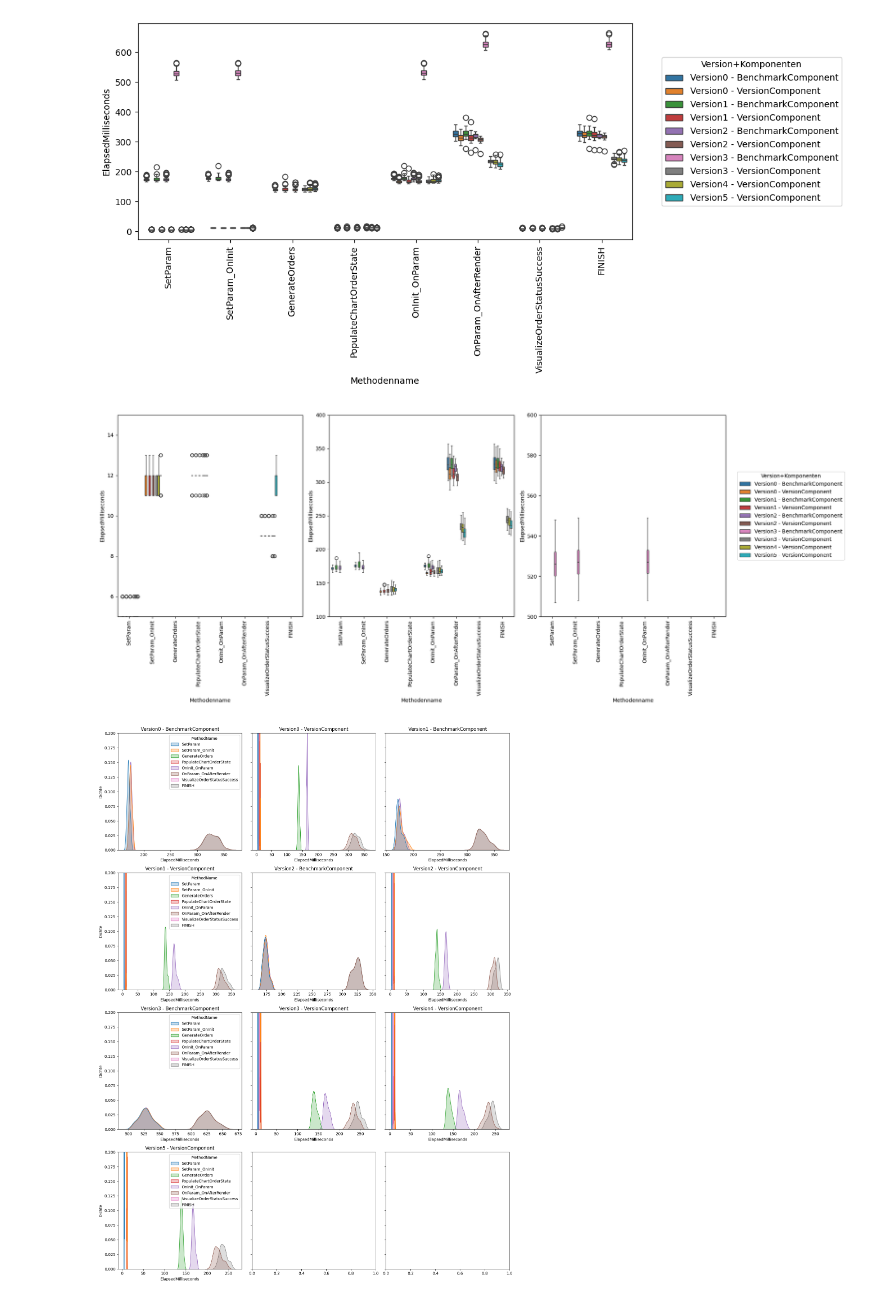
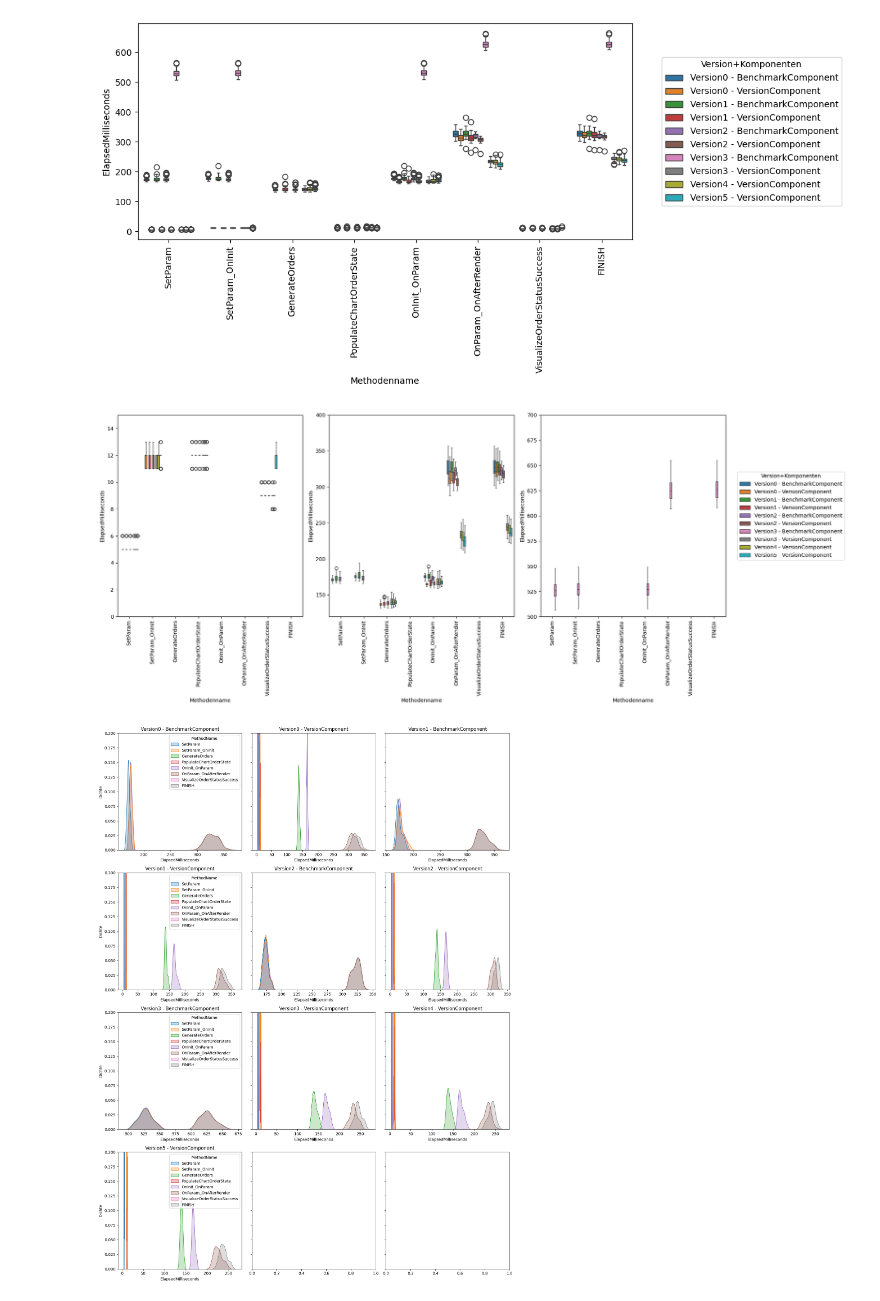
Before and after one commit to CRitterCode/PerformanceBenchBlazor, a Jupyter notebook: benchmarks_1_1_true.ipynb, the cells around one changed output. Cells and saved outputs as stored; diff of their text form; code cells hidden in the pictures.

```diff
--- a/benchmarks_1_1_true.ipynb
+++ b/benchmarks_1_1_true.ipynb
@@ -89,24 +89,24 @@ plt.show()
 # %%
 fig, (ax1, ax2, ax3) = plt.subplots(1, 3, figsize=(20, 8))
 
 sns.boxplot(data=dfAll, x="MethodName", y="ElapsedMilliseconds", hue="VersionObjInstance", ax=ax1, legend=False)
-ax1.set_ylim(5, 15)
+ax1.set_ylim(0, 15)
 
 sns.boxplot(data=dfAll, x="MethodName", y="ElapsedMilliseconds", hue="VersionObjInstance", ax=ax2 , legend=False)
-ax2.set_ylim(100, 400)
+ax2.set_ylim(120, 400)
 
 sns.boxplot(data=dfAll, x="MethodName", y="ElapsedMilliseconds", hue="VersionObjInstance", ax=ax3)
-ax3.set_ylim(500, 600)
+ax3.set_ylim(500, 700)
 
 for ax in [ax1, ax2, ax3]:
     ax.set_xticklabels(ax.get_xticklabels(), rotation=90)
     ax.set_xlabel("Methodenname")
     ax.set_ylabel("ElapsedMilliseconds")
 
 plt.legend(title="Version+Komponenten", bbox_to_anchor=(1.05, 0.5), loc="center left")
 
 plt.tight_layout()
 plt.show()
 # %% [output]
-[figure, old version]
+[figure, new version]
 # %%
```
Also changed, not shown: parts of 4 cells of this notebook, 2 other files.
